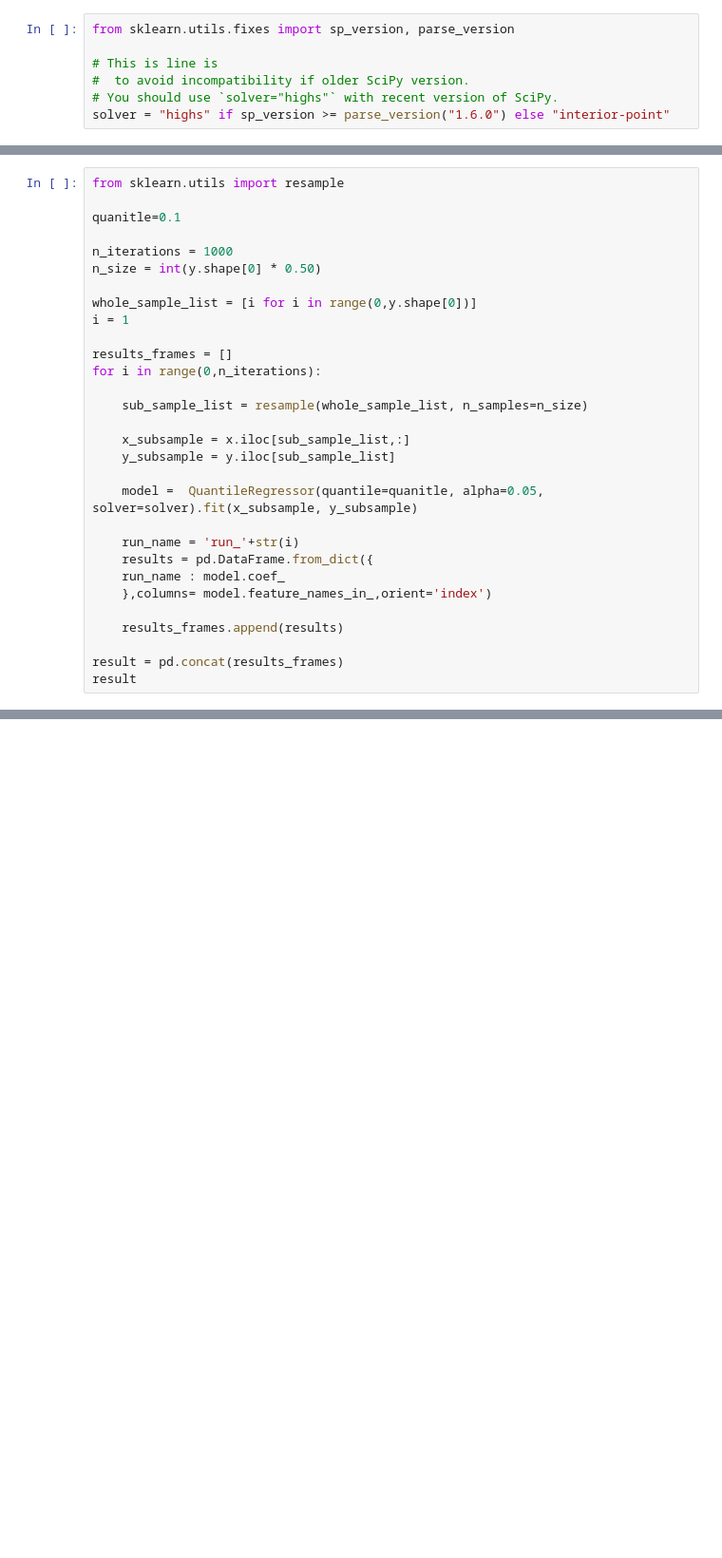
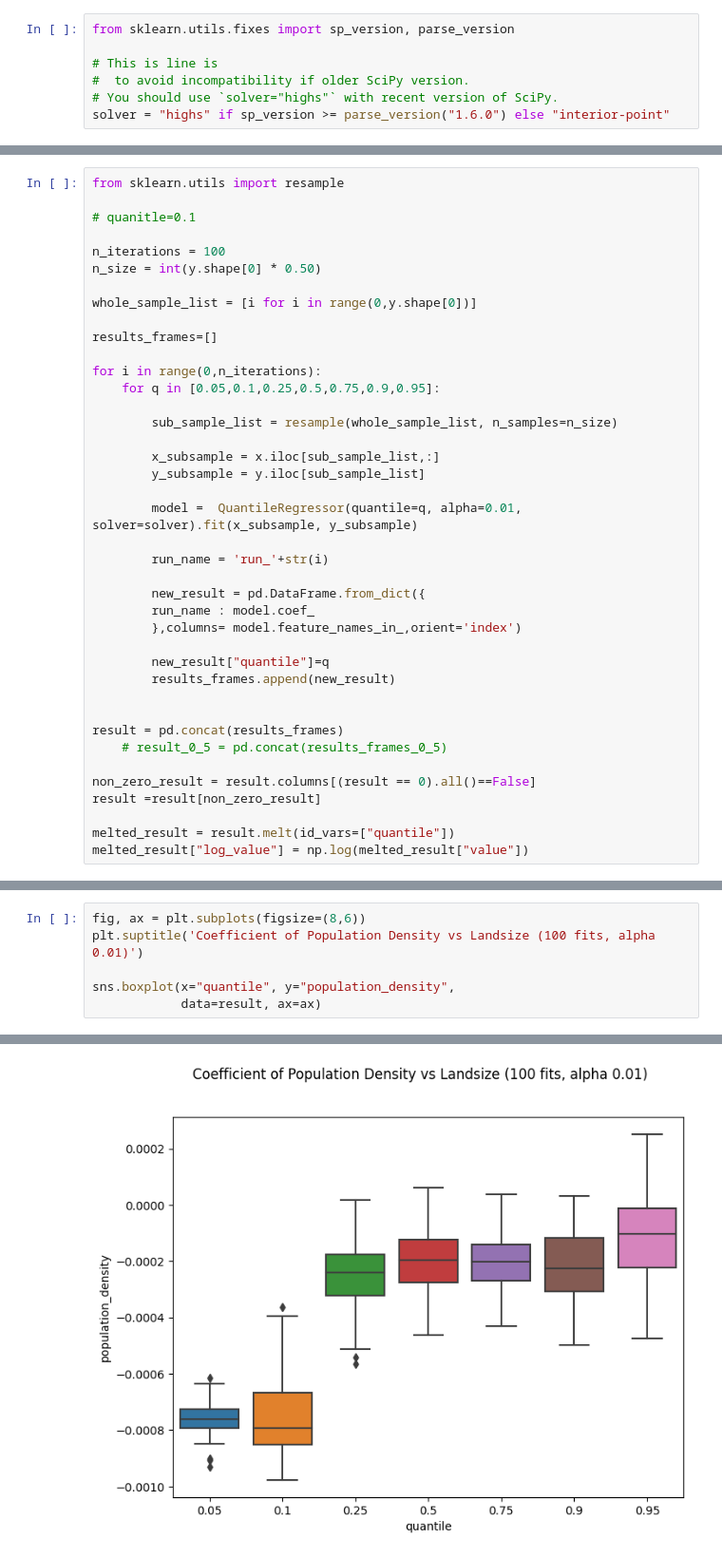
Before and after one commit to l-gorman/farm-size-modelling, a Jupyter notebook: src/modelling/quant_reg.ipynb, the cells around one changed output, grey strips where cells are left out. Shown: that part at 95% size. Drawn from its saved outputs; the diff is of its cells as text; blank space fills up the shorter version.

```diff
--- a/src/modelling/quant_reg.ipynb
+++ b/src/modelling/quant_reg.ipynb
@@ -119,30 +111,40 @@ results
 # %%
 from sklearn.utils import resample
 
-quanitle=0.1
+# quanitle=0.1
 
-n_iterations = 1000
+n_iterations = 100
 n_size = int(y.shape[0] * 0.50)
 
 whole_sample_list = [i for i in range(0,y.shape[0])]
-i = 1
 
-results_frames = []
+results_frames=[]
+
 for i in range(0,n_iterations):
+    for q in [0.05,0.1,0.25,0.5,0.75,0.9,0.95]:
 
-    sub_sample_list = resample(whole_sample_list, n_samples=n_size)
+        sub_sample_list = resample(whole_sample_list, n_samples=n_size)
 
-    x_subsample = x.iloc[sub_sample_list,:]
-    y_subsample = y.iloc[sub_sample_list]
+        x_subsample = x.iloc[sub_sample_list,:]
+        y_subsample = y.iloc[sub_sample_list]
 
-    model =  QuantileRegressor(quantile=quanitle, alpha=0.05, solver=solver).fit(x_subsample, y_subsample)
+        model =  QuantileRegressor(quantile=q, alpha=0.01, solver=solver).fit(x_subsample, y_subsample)
 
-    run_name = 'run_'+str(i)
-    results = pd.DataFrame.from_dict({
-    run_name : model.coef_
-    },columns= model.feature_names_in_,orient='index')
+        run_name = 'run_'+str(i)
 
-    results_frames.append(results)
+        new_result = pd.DataFrame.from_dict({
+        run_name : model.coef_
+        },columns= model.feature_names_in_,orient='index')
+
+        new_result["quantile"]=q
+        results_frames.append(new_result)
+
 
 result = pd.concat(results_frames)
-result
+    # result_0_5 = pd.concat(results_frames_0_5)
+
+non_zero_result = result.columns[(result == 0).all()==False]
+result =result[non_zero_result]
+
+melted_result = result.melt(id_vars=["quantile"])
+melted_result["log_value"] = np.log(melted_result["value"])
@@ -212,0 +200,7 @@ plt.hist(prediction)
+# %%
+fig, ax = plt.subplots(figsize=(8,6))
+plt.suptitle('Coefficient of Population Density vs Landsize (100 fits, alpha 0.01)')
+
+sns.boxplot(x="quantile", y="population_density",
+            data=result, ax=ax)
+# %% [output]
@@ -212,0 +208 @@ plt.hist(prediction)
+[figure, added]
```
Also changed, not shown: parts of 25 cells of this notebook, 4 other files.
